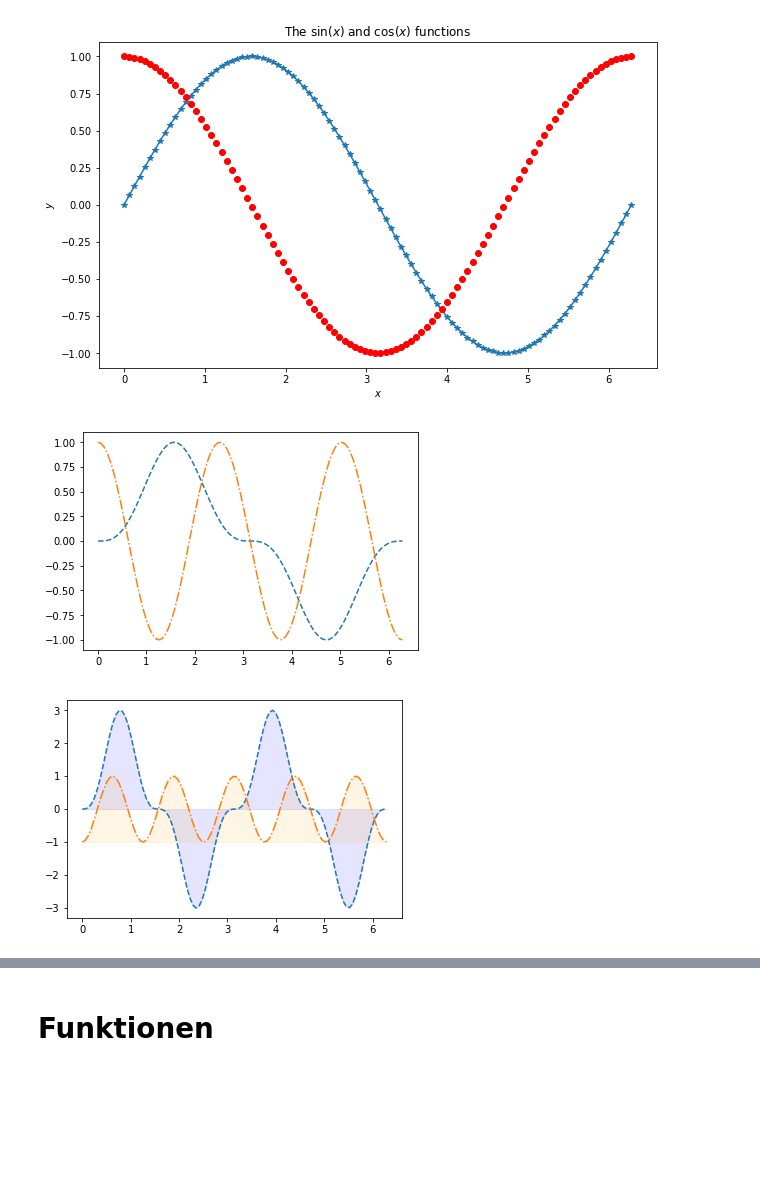
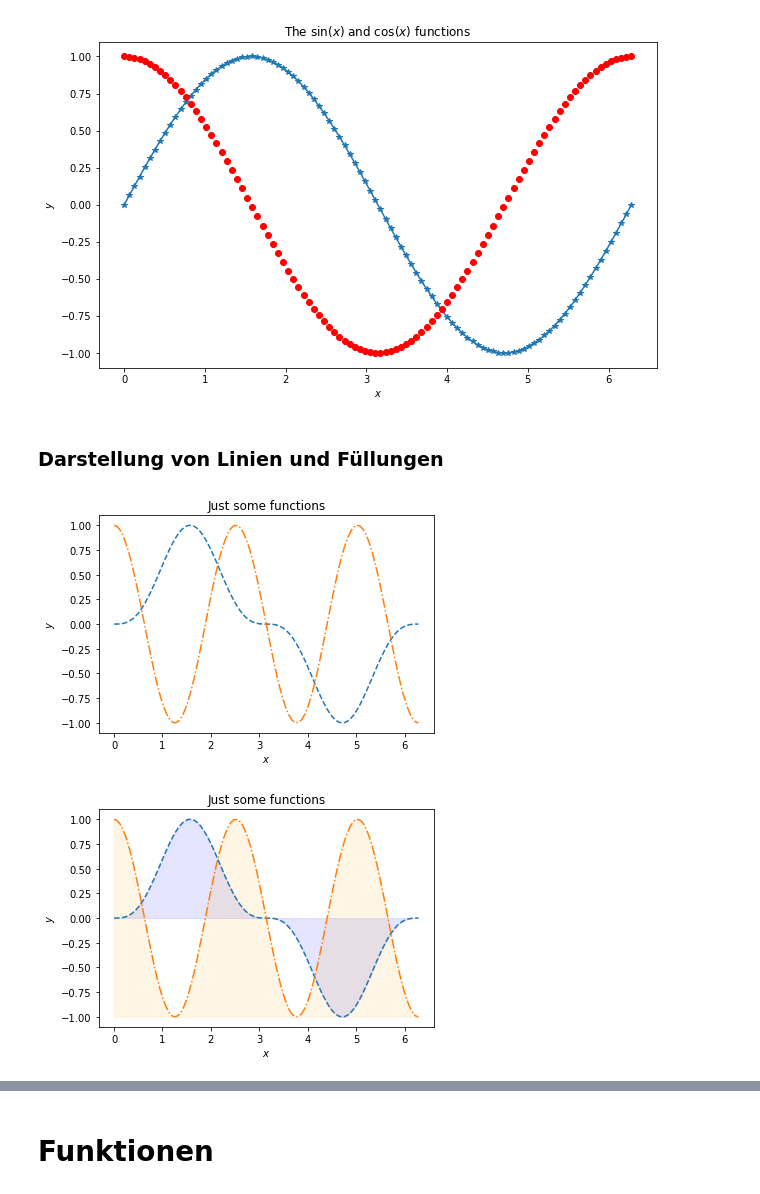
Before and after one commit to annikathiel/PythonLecture_WS1920, a Jupyter notebook: Vorlesung_03_Numpy-Fortsetzung.ipynb, the cells around one changed output, grey strips where cells are left out. Drawn from its saved outputs; the diff is of its cells as text; code cells hidden in the pictures; blank space fills up the shorter version.

```diff
--- a/Vorlesung_03_Numpy-Fortsetzung.ipynb
+++ b/Vorlesung_03_Numpy-Fortsetzung.ipynb
@@ -212,22 +214,32 @@ plt.show()
 # %% [output]
 [figure]
+# %% [markdown]
+### Darstellung von Linien und Füllungen
 # %%
+plt.xlabel(r"$x$")
+plt.ylabel(r"$y$")
+plt.title(r"Just some functions")
+
 x = np.linspace(0.0, 2.0 * np.pi, 100)
 fkt1 = np.sin(x)**3
 fkt2 = np.cos(2.5*x)
 
 # a simple x-y plot
 plt.plot(x, fkt1, "--")
 plt.plot(x, fkt2, "-.")
 plt.show()
 # %% [output]
-[figure, old version]
+[figure, new version]
 # %%
+plt.xlabel(r"$x$")
+plt.ylabel(r"$y$")
+plt.title(r"Just some functions")
+
 plt.fill_between(x, 0, fkt1, color='blue', alpha=.1)
 plt.fill_between(x, -1, fkt2, color='orange', alpha=.1)
 plt.plot(x, fkt1, "--")
 plt.plot(x, fkt2, "-.")
 plt.show()
 # %% [output]
-[figure, old version]
+[figure, new version]
 # %%
```
Also changed, not shown: parts of 18 cells of this notebook.
